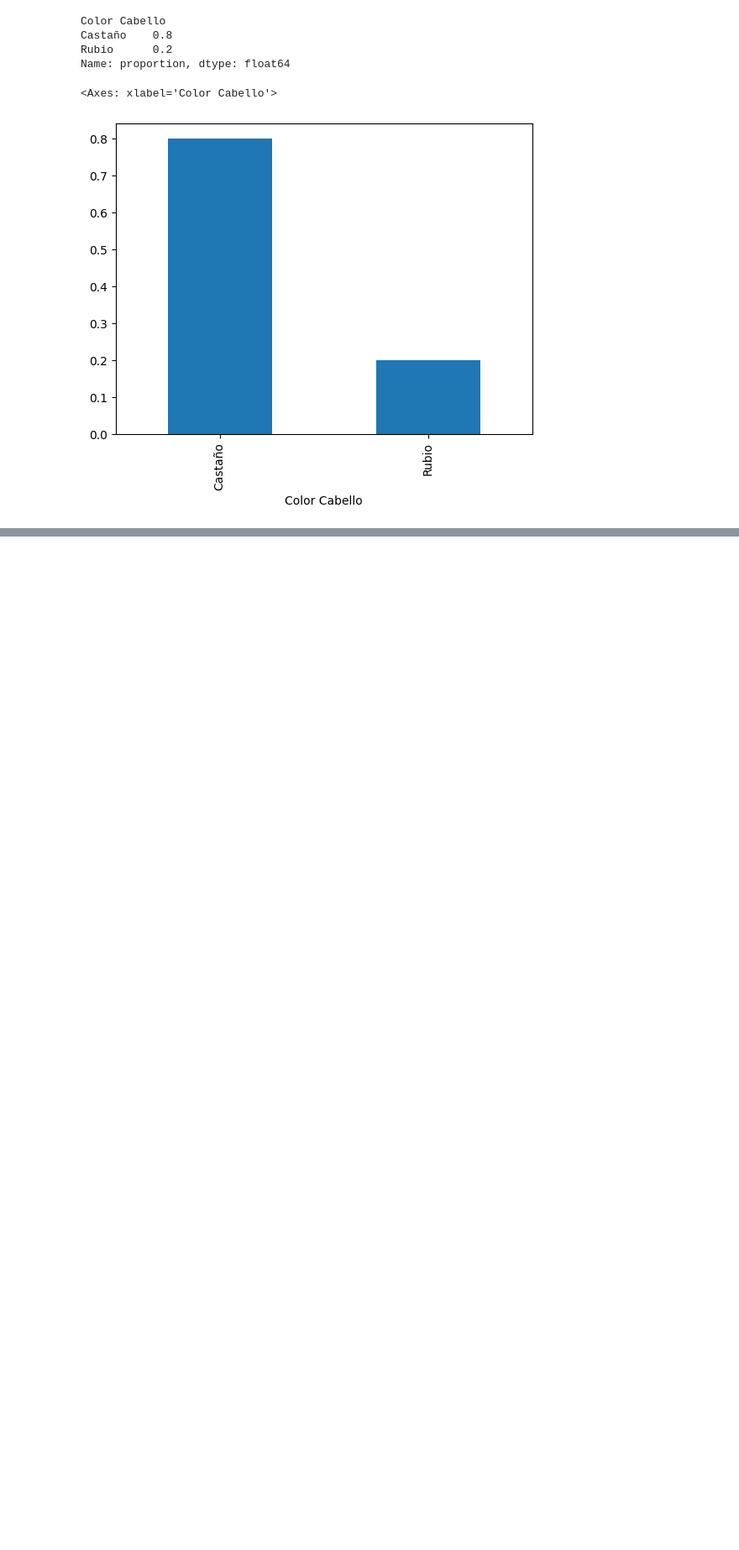
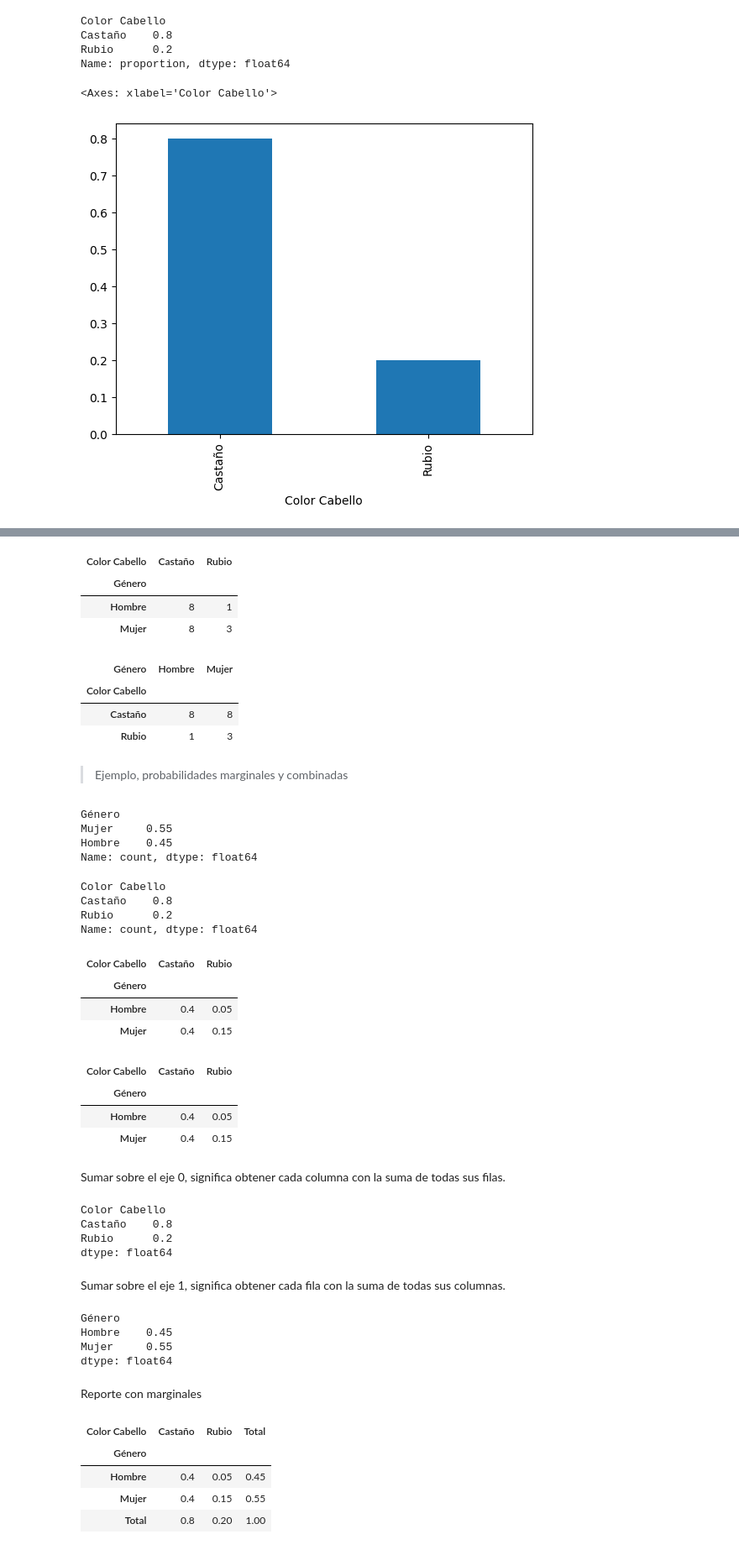
Before and after one commit to dragonnomada/ciencia-datos-basico-consar-2025, a Jupyter notebook: sesion05/sesion05.ipynb, the cells around one changed output, grey strips where cells are left out. Shown at 84% size. Drawn from its saved outputs; the diff is of its cells as text; code cells hidden in the pictures; blank space fills up the shorter version.

```diff
--- a/sesion05/sesion05.ipynb
+++ b/sesion05/sesion05.ipynb
@@ -279,0 +312,79 @@ personas["Color Cabello"].value_counts(normalize=True).plot.bar()
+# %%
+personas.groupby(["Género", "Color Cabello"]).size().unstack()
+# %% [output]
+| Color Cabello | Castaño | Rubio |
+| Género |  |  |
+| Hombre | 8 | 1 |
+| Mujer | 8 | 3 |
+# %%
+personas.groupby(["Color Cabello", "Género"]).size().unstack()
+# %% [output]
+| Género | Hombre | Mujer |
+| Color Cabello |  |  |
+| Castaño | 8 | 8 |
+| Rubio | 1 | 3 |
+# %% [markdown]
+> Ejemplo, probabilidades marginales y combinadas
+# %%
+personas["Género"].value_counts() / len(personas)
+# %% [output]
+Género
+Mujer     0.55
+Hombre    0.45
+Name: count, dtype: float64
+# %%
+personas["Color Cabello"].value_counts() / len(personas)
+# %% [output]
+Color Cabello
+Castaño    0.8
+Rubio      0.2
+Name: count, dtype: float64
+# %%
+personas.groupby(["Género", "Color Cabello"]).size().unstack() / len(personas)
+# %% [output]
+| Color Cabello | Castaño | Rubio |
+| Género |  |  |
+| Hombre | 0.4 | 0.05 |
+| Mujer | 0.4 | 0.15 |
+# %%
+reporte1 = personas.groupby(["Género", "Color Cabello"]).size().unstack() / len(personas)
+
+reporte1
+# %% [output]
+| Color Cabello | Castaño | Rubio |
+| Género |  |  |
+| Hombre | 0.4 | 0.05 |
+| Mujer | 0.4 | 0.15 |
+# %% [markdown]
+Sumar sobre el eje 0, significa obtener cada columna con la suma de todas sus filas.
+# %%
+reporte1.sum(axis=0) # Devuelve la suma las filas / Columnas reducidas
+# %% [output]
+Color Cabello
+Castaño    0.8
+Rubio      0.2
+dtype: float64
+# %% [markdown]
+Sumar sobre el eje 1, significa obtener cada fila con la suma de todas sus columnas.
+# %%
+reporte1.sum(axis=1) # Devuelve las suma de las columnas / Filas reducidas
+# %% [output]
+Género
+Hombre    0.45
+Mujer     0.55
+dtype: float64
+# %% [markdown]
+Reporte con marginales
+# %%
+reporte2 = reporte1.copy()
+
+reporte2["Total"] = reporte2.sum(axis=1)
+reporte2.loc["Total"] = reporte2.sum(axis=0)
+
+reporte2
+# %% [output]
+| Color Cabello | Castaño | Rubio | Total |
+| Género |  |  |  |
+| Hombre | 0.4 | 0.05 | 0.45 |
+| Mujer | 0.4 | 0.15 | 0.55 |
+| Total | 0.8 | 0.20 | 1.00 |
```
Also changed, not shown: parts of 13 cells of this notebook, 2 other files.
